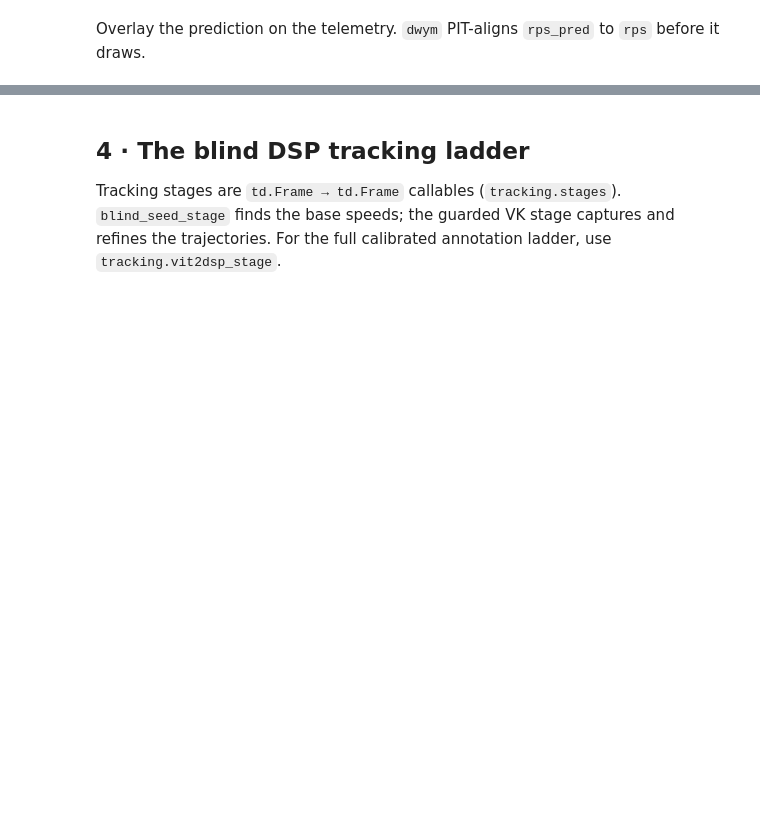
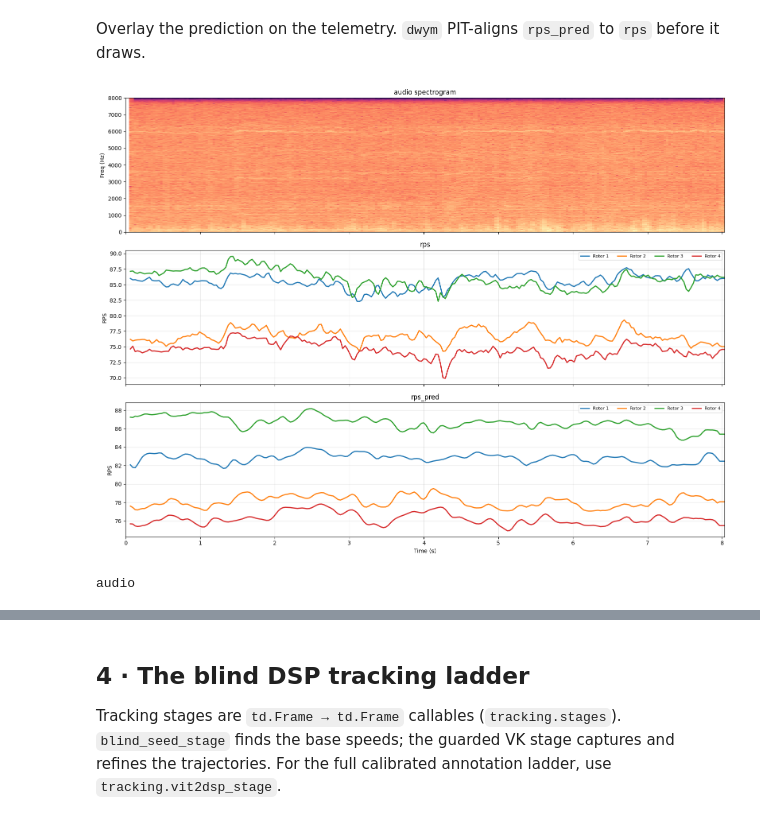
Before and after one commit to flyingleafe/Edge-BS-RoFormer-DroneNoise-LibriMix, a Jupyter notebook: notebooks/rps_tracking.ipynb, the cells around one changed output, grey strips where cells are left out. Drawn from its saved outputs; the diff is of its cells as text; code cells hidden in the pictures; blank space fills up the shorter version.

```diff
--- a/notebooks/rps_tracking.ipynb
+++ b/notebooks/rps_tracking.ipynb
@@ -59,10 +145,24 @@ from data_processing.frames import resample_audio_series
 from utils.audio import first_channel
 
 audio16 = resample_audio_series(first_channel(clip["audio"]), 16000)
-predictor = zoo.load("rps_simple_conv_v2_v4")
-pred = predictor(td.Frame({"mixture": audio16}))
+
+predictor_ids = [
+    'ckla_phaseonly_8s_ft',
+    'ckla_phaseonly_8s',
+    'ckla_phaseonly_4s',
+    # 'ckla_refiner',
+]
+
+predictors = {pid: zoo.load(pid) for pid in predictor_ids}
+preds = {pid: predictor(td.Frame({"mixture": audio16})) for pid, predictor in predictors.items()}
+overlays = {
+    pid: td.Frame({"audio": audio16, "rps": clip["rps"], "rps_pred": pred["rps_pred"]})
+    for pid, pred in preds.items()
+}
 # %% [markdown]
 Overlay the prediction on the telemetry. `dwym` PIT-aligns `rps_pred` to `rps` before it draws.
 # %%
-overlay = td.Frame({"audio": audio16, "rps": clip["rps"], "rps_pred": pred["rps_pred"]})
-dwym(overlay, fmax=800)
+dwym(overlays['ckla_phaseonly_4s'], fmax=8000)
+# %% [output]
+[figure, added]
+audio
```
Also changed, not shown: parts of 12 cells of this notebook, 9 other files.
